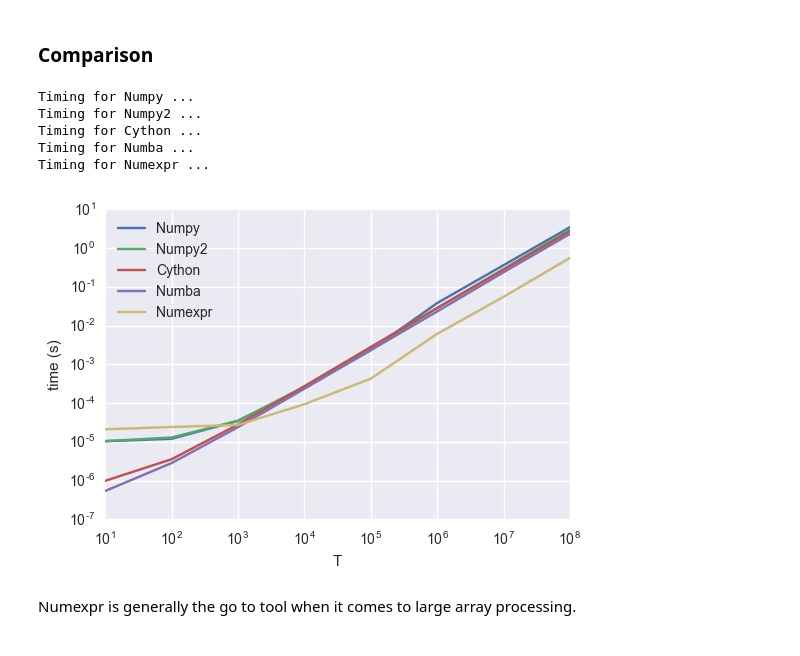
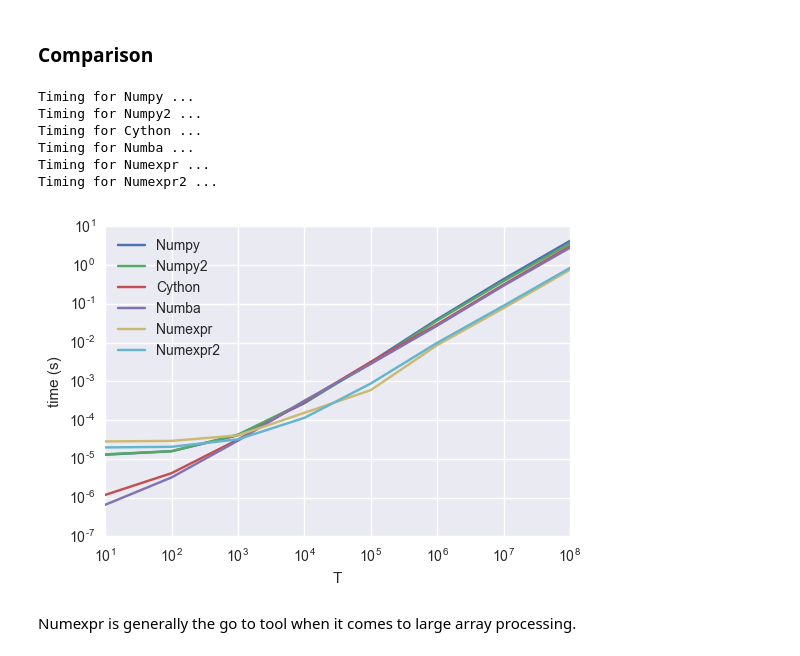
Before and after one commit to pierreablin/python-sessions, a Jupyter notebook: fast_python.ipynb, the cells around one changed output. Cells and saved outputs as stored; diff of their text form; code cells hidden in the pictures.

```diff
--- a/fast_python.ipynb
+++ b/fast_python.ipynb
@@ -255,29 +253,30 @@ def function6(x):
 # %% [markdown]
 ### Comparison
 # %%
-functions = [function1, function2, function3, function4, function5]
-names = ['Numpy', 'Numpy2', 'Cython', 'Numba', 'Numexpr']
+functions = [function1, function2, function3, function4, function5, function6]
+names = ['Numpy', 'Numpy2', 'Cython', 'Numba', 'Numexpr', 'Numexpr2']
 T_list = np.logspace(1, 8, num=8, dtype=int)
 x_list = [np.random.randn(T) for T in T_list]
 
 plt.figure()
 for function, name in zip(functions, names):
     print('Timing for %s ...' % name)
     times = []
     for x in x_list:
         t = %timeit -oq function(x)
         times.append(t.best)
     plt.loglog(T_list, times, label=name)
 plt.xlabel('T')
 plt.ylabel('time (s)')
 plt.legend(loc='upper left')
 plt.show()
 # %% [output]
 Timing for Numpy ...
 Timing for Numpy2 ...
 Timing for Cython ...
 Timing for Numba ...
 Timing for Numexpr ...
+Timing for Numexpr2 ...
-[figure, old version]
+[figure, new version]
 # %% [markdown]
 Numexpr is generally the go to tool when it comes to large array processing.
```
Also changed, not shown: parts of 7 cells of this notebook.
